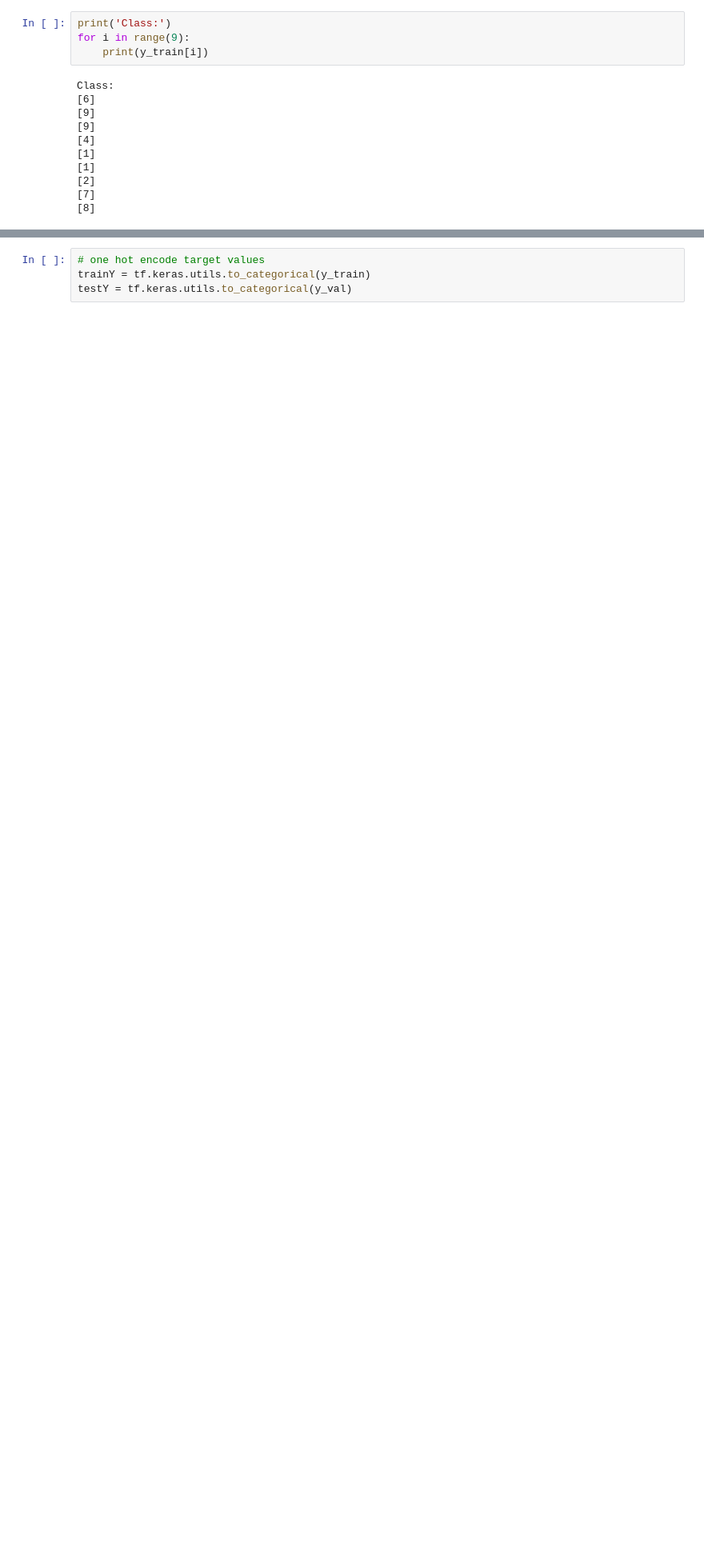
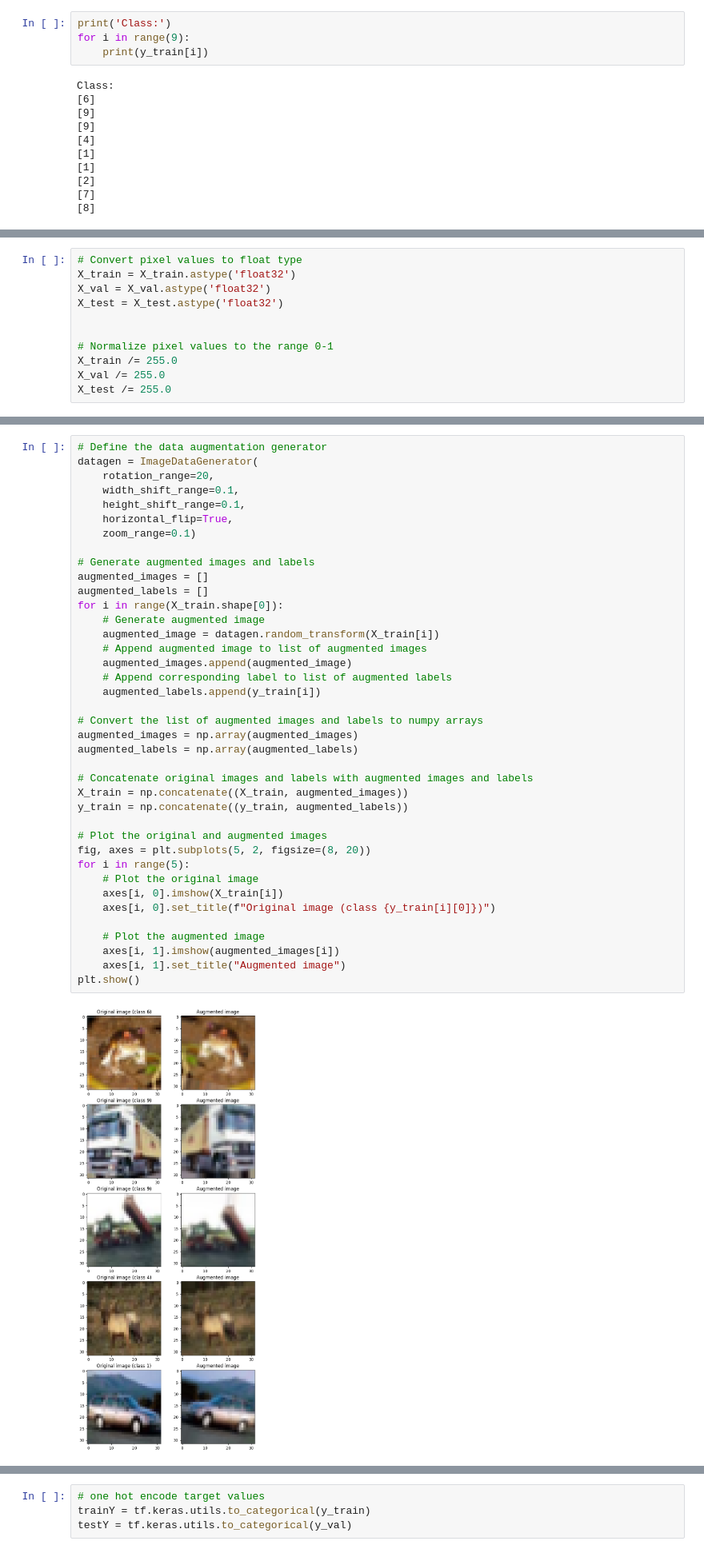
Before and after one commit to martinkukucka/neural-networks, a Jupyter notebook: 2.zadanie/src/second_assignment.ipynb, the cells around one changed output, grey strips where cells are left out. Shown at 80% size. Saved outputs shown, nothing was run; the diff lists cells and outputs as text; blank space fills up the shorter version.

```diff
--- a/2.zadanie/src/second_assignment.ipynb
+++ b/2.zadanie/src/second_assignment.ipynb
@@ -101,0 +118,11 @@ Class:
+# %%
+# Convert pixel values to float type
+X_train = X_train.astype('float32')
+X_val = X_val.astype('float32')
+X_test = X_test.astype('float32')
+
+
+# Normalize pixel values to the range 0-1
+X_train /= 255.0
+X_val /= 255.0
+X_test /= 255.0
@@ -101,0 +131,41 @@ Class:
+# %%
+# Define the data augmentation generator
+datagen = ImageDataGenerator(
+    rotation_range=20,
+    width_shift_range=0.1,
+    height_shift_range=0.1,
+    horizontal_flip=True,
+    zoom_range=0.1)
+
+# Generate augmented images and labels
+augmented_images = []
+augmented_labels = []
+for i in range(X_train.shape[0]):
+    # Generate augmented image
+    augmented_image = datagen.random_transform(X_train[i])
+    # Append augmented image to list of augmented images
+    augmented_images.append(augmented_image)
+    # Append corresponding label to list of augmented labels
+    augmented_labels.append(y_train[i])
+
+# Convert the list of augmented images and labels to numpy arrays
+augmented_images = np.array(augmented_images)
+augmented_labels = np.array(augmented_labels)
+
+# Concatenate original images and labels with augmented images and labels
+X_train = np.concatenate((X_train, augmented_images))
+y_train = np.concatenate((y_train, augmented_labels))
+
+# Plot the original and augmented images
+fig, axes = plt.subplots(5, 2, figsize=(8, 20))
+for i in range(5):
+    # Plot the original image
+    axes[i, 0].imshow(X_train[i])
+    axes[i, 0].set_title(f"Original image (class {y_train[i][0]})")
+
+    # Plot the augmented image
+    axes[i, 1].imshow(augmented_images[i])
+    axes[i, 1].set_title("Augmented image")
+plt.show()
+# %% [output]
+[figure, added]
```
Also changed, not shown: parts of 10 cells of this notebook.
